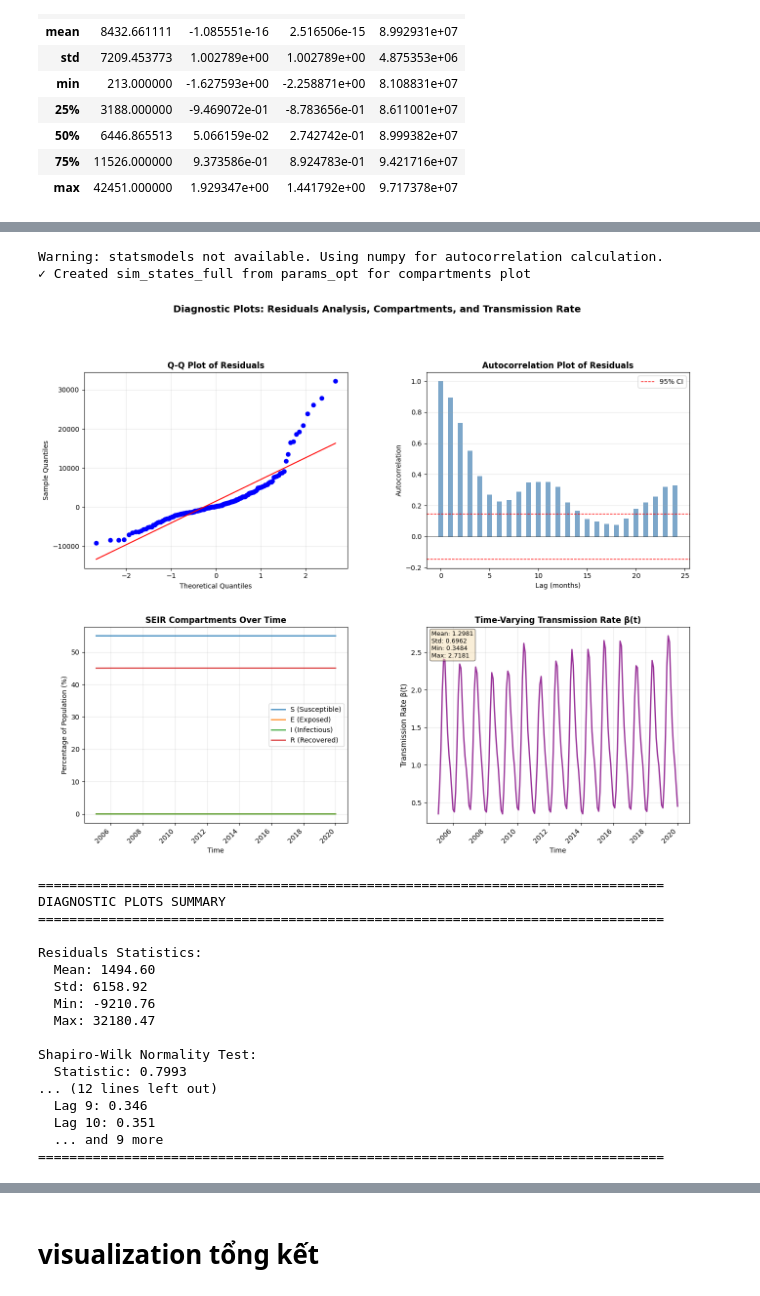
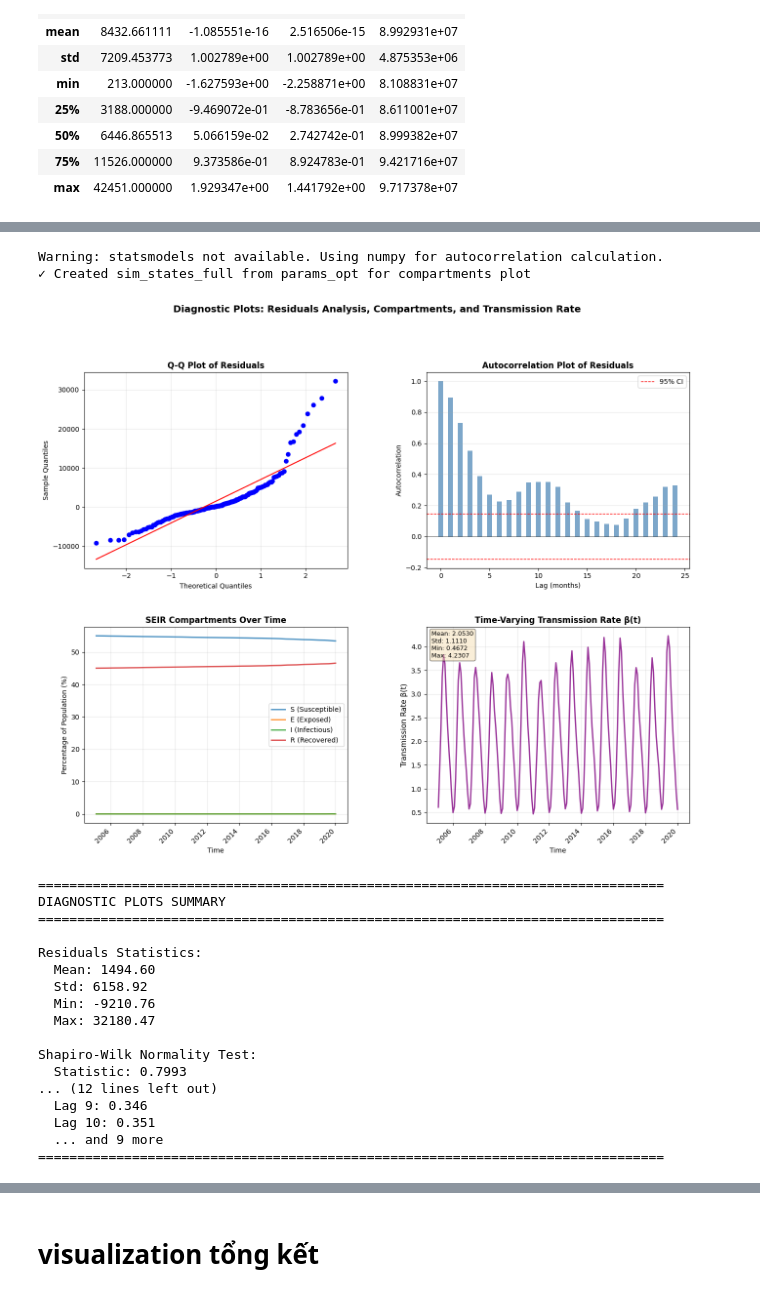
Before and after one commit to Phtzone/SGU25_MHHTH, a Jupyter notebook: seir_dengue_workflow.ipynb, the cells around one changed output, grey strips where cells are left out. Cells and saved outputs as stored; diff of their text form; code cells hidden in the pictures.

```diff
--- a/seir_dengue_workflow.ipynb
+++ b/seir_dengue_workflow.ipynb
@@ -631,39 +493,6 @@ def weighted_mse(residuals, reference):
 # %%
 # --- Improved calibration với Fourier-based beta model ---
 print("UPDATED: Added REPORTING RATE (Rho) parameter. Fourier re-enabled.")
-
-
-def estimate_initial_state(cases_series, population_series, immune_fraction=None):
-    """Estimate initial state with improved immune fraction for endemic areas"""
-    if immune_fraction is None:
-        immune_fraction = config.get('initial_immune_fraction', 0.3)  # Default 0.3 for endemic
-
-    N0 = float(population_series.iloc[0])
-    incidence0 = max(1.0, float(cases_series.iloc[0]))
-
-    # Use fixed values if available, otherwise use mean of bounds
-    if config.get('fixed_sigma') is not None:
-        sigma_guess = config['fixed_sigma']
-    else:
-        sigma_guess = np.mean(config['sigma_bounds'])
-
-    if config.get('fixed_gamma') is not None:
-        gamma_guess = config['fixed_gamma']
-    else:
-        gamma_guess = np.mean(config['gamma_bounds'])
-
-    # NOTE: We estimate compartments based on REPORTED cases for now,
-    # but technically they should be scaled by Rho.
-    # Since Rho is unknown, we assume reported ~ true for initial state estimation or use a fixed factor.
-    # Let's assume a default reporting rate of 0.2 for initialization
-    rho_guess = 0.2
-    true_incidence0 = incidence0 / rho_guess
-
-    I0 = max(1.0, true_incidence0 / gamma_guess)
-    E0 = max(1.0, true_incidence0 / sigma_guess)
-    R0 = N0 * immune_fraction
-    S0 = max(0.0, N0 - (E0 + I0 + R0))
-    return np.array([S0, E0, I0, R0], dtype=float)
 
 
 def estimate_initial_state_improved(cases_series, population_series,
@@ -852,7 +681,7 @@ def run_calibration(initial_state, populations, rain_data, temp_data, t_months,
 
 
 # Use improved initial state with higher immune fraction
-init_state = estimate_initial_state(df['incidence'], df['N'])
+init_state = estimate_initial_state_improved(df['incidence'], df['N'])
 full_bounds = build_bounds()
 
 print(f"\nInitial state: S={init_state[0]:,.0f}, E={init_state[1]:,.0f}, I={init_state[2]:,.0f}, R={init_state[3]:,.0f}")
@@ -1520,12 +886,12 @@ except ImportError:
     print("Warning: statsmodels not available. Using numpy for autocorrelation calculation.")
 
 # Check if we have the necessary variables from train/test split (Cell 9)
-# Use sim_train_ma and sim_test_ma from 3-month moving average method
-if 'sim_train_ma' in locals() and 'sim_test_ma' in locals() and 'obs_train_ma' in locals() and 'obs_test_ma' in locals() and 'df_train_ma' in locals() and 'df_test_ma' in locals():
+# Use train_pred_counts and test_pred_counts from 3-month moving average method
+if 'train_pred_counts' in locals() and 'test_pred_counts' in locals() and 'obs_train_counts' in locals() and 'obs_test_counts' in locals() and 'df_train' in locals() and 'df_test' in locals():
 
     # Combine train and test data for diagnostics
-    sim_incidence_combined = np.concatenate([sim_train_ma, sim_test_ma])
-    obs_incidence_combined = np.concatenate([obs_train_ma, obs_test_ma])
+    sim_incidence_combined = np.concatenate([train_pred_counts, test_pred_counts])
+    obs_incidence_combined = np.concatenate([obs_train_counts, obs_test_counts])
 
     # Calculate residuals
     residuals = obs_incidence_combined - sim_incidence_combined
@@ -1707,35 +1073,35 @@ if 'sim_train_ma' in locals() and 'sim_test_ma' in locals() and 'obs_train_ma' i
     # Normality test
     from scipy.stats import shapiro
     if len(residuals) <= 5000:  # Shapiro-Wilk test works for n <= 5000
         stat, p_value = shapiro(residuals)
         print(f"\nShapiro-Wilk Normality Test:")
         print(f"  Statistic: {stat:.4f}")
         print(f"  p-value: {p_value:.4e}")
         if p_value > 0.05:
             print(f"  → Residuals appear to be normally distributed (p > 0.05)")
         else:
             print(f"  → Residuals may not be normally distributed (p ≤ 0.05)")
 
     # Autocorrelation summary
     significant_lags = np.where(np.abs(autocorr[1:]) > conf_interval)[0] + 1
     if len(significant_lags) > 0:
         print(f"\nSignificant Autocorrelations (|r| > {conf_interval:.3f}):")
         for lag in significant_lags[:10]:  # Show first 10
             print(f"  Lag {lag}: {autocorr[lag]:.3f}")
         if len(significant_lags) > 10:
             print(f"  ... and {len(significant_lags) - 10} more")
     else:
         print(f"\nNo significant autocorrelations found (all |r| ≤ {conf_interval:.3f})")
 
     print("=" * 80)
 
 else:
     print("ERROR: Required variables not found. Please run Cell 9 (3-Month Moving Average calibration) first.")
-    print("Required variables: sim_train_ma, sim_test_ma, obs_train_ma, obs_test_ma, df_train_ma, df_test_ma")
+    print("Required variables: train_pred_counts, test_pred_counts, obs_train_counts, obs_test_counts, df_train, df_test")
 # %% [output]
 Warning: statsmodels not available. Using numpy for autocorrelation calculation.
 ✓ Created sim_states_full from params_opt for compartments plot
-[figure, old version]
+[figure, new version]
 ================================================================================
 DIAGNOSTIC PLOTS SUMMARY
 ================================================================================
```
Also changed, not shown: parts of 11 cells of this notebook.
